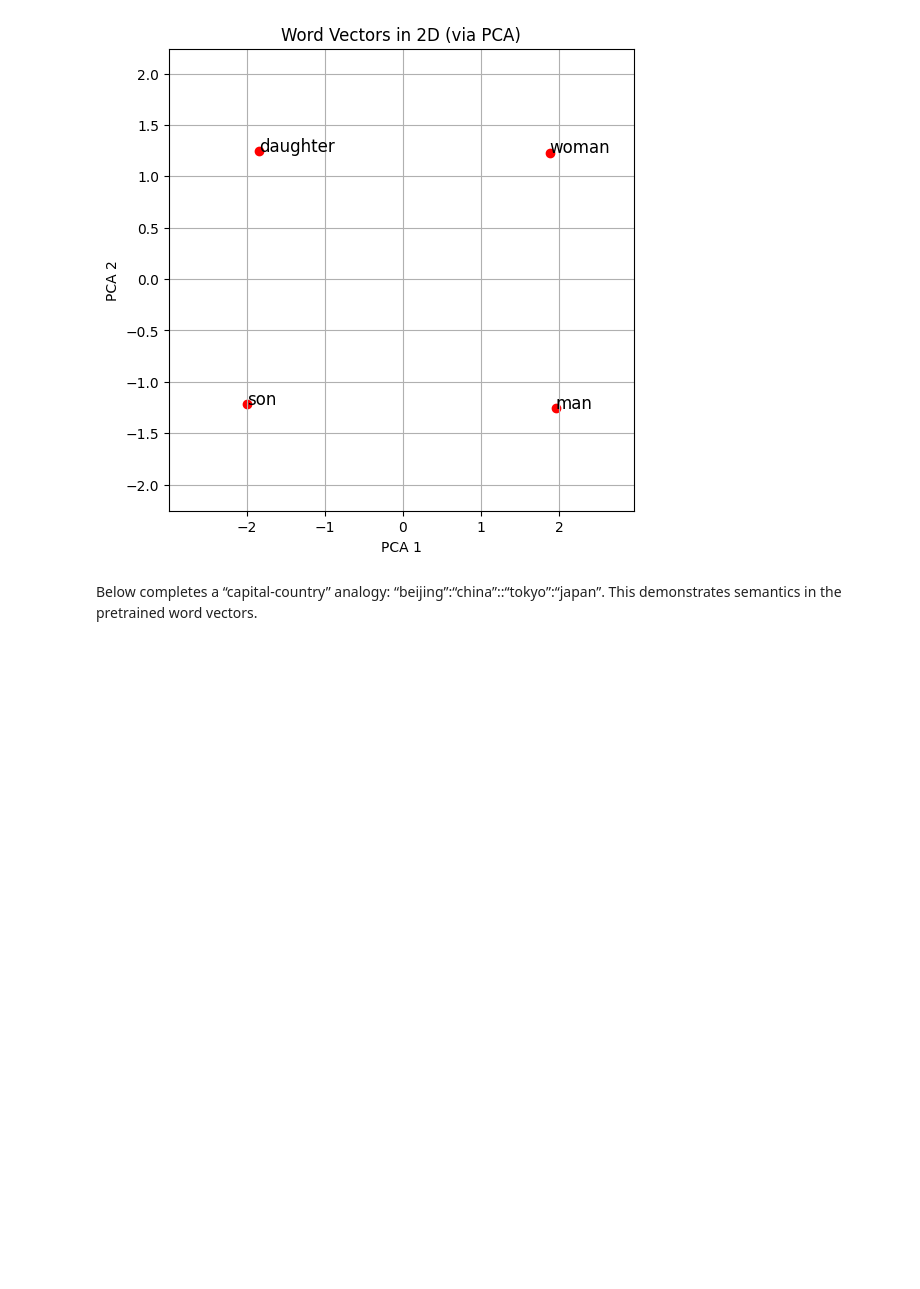
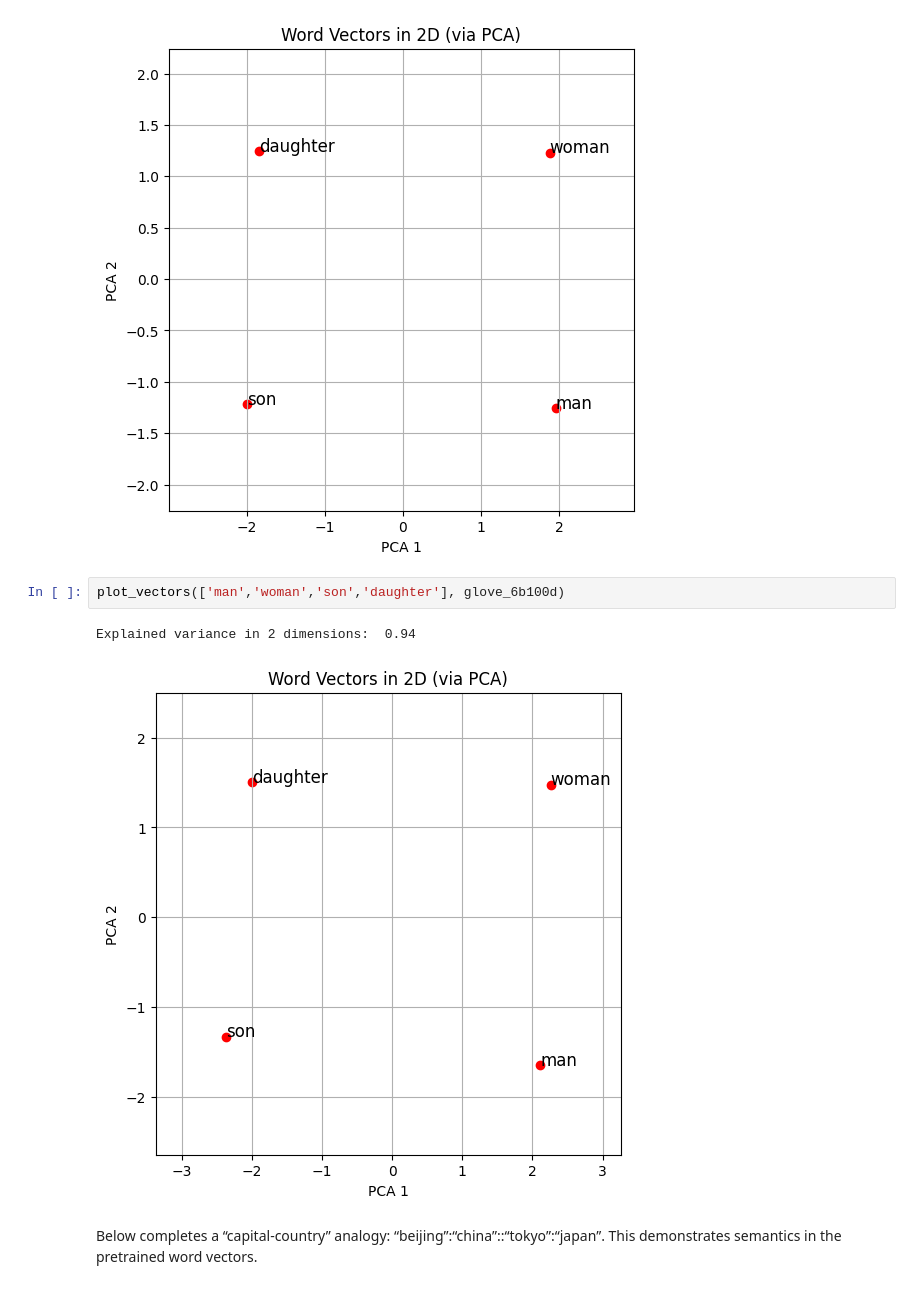
Before and after one commit to Andrian0s/ML4NLP1-2025-Tutorial-Notebooks, a Jupyter notebook: tutorials_notebooks_in_class_2025/W06_similarity_analogy.ipynb, the cells around one changed output. Cells and saved outputs as stored; diff of their text form; blank space fills up the shorter version.

```diff
--- a/tutorials_notebooks_in_class_2025/W06_similarity_analogy.ipynb
+++ b/tutorials_notebooks_in_class_2025/W06_similarity_analogy.ipynb
@@ -321,6 +370,11 @@ plot_vectors(['man','woman','son','daughter'], glove_6b50d)
 # %% [output]
 Explained variance in 2 dimensions:  0.97
 [figure]
+# %%
+plot_vectors(['man','woman','son','daughter'], glove_6b100d)
+# %% [output]
+Explained variance in 2 dimensions:  0.94
+[figure, added]
 # %% [markdown]
 Below completes a
 “capital-country” analogy:
```
Also changed, not shown: parts of 12 cells of this notebook.
